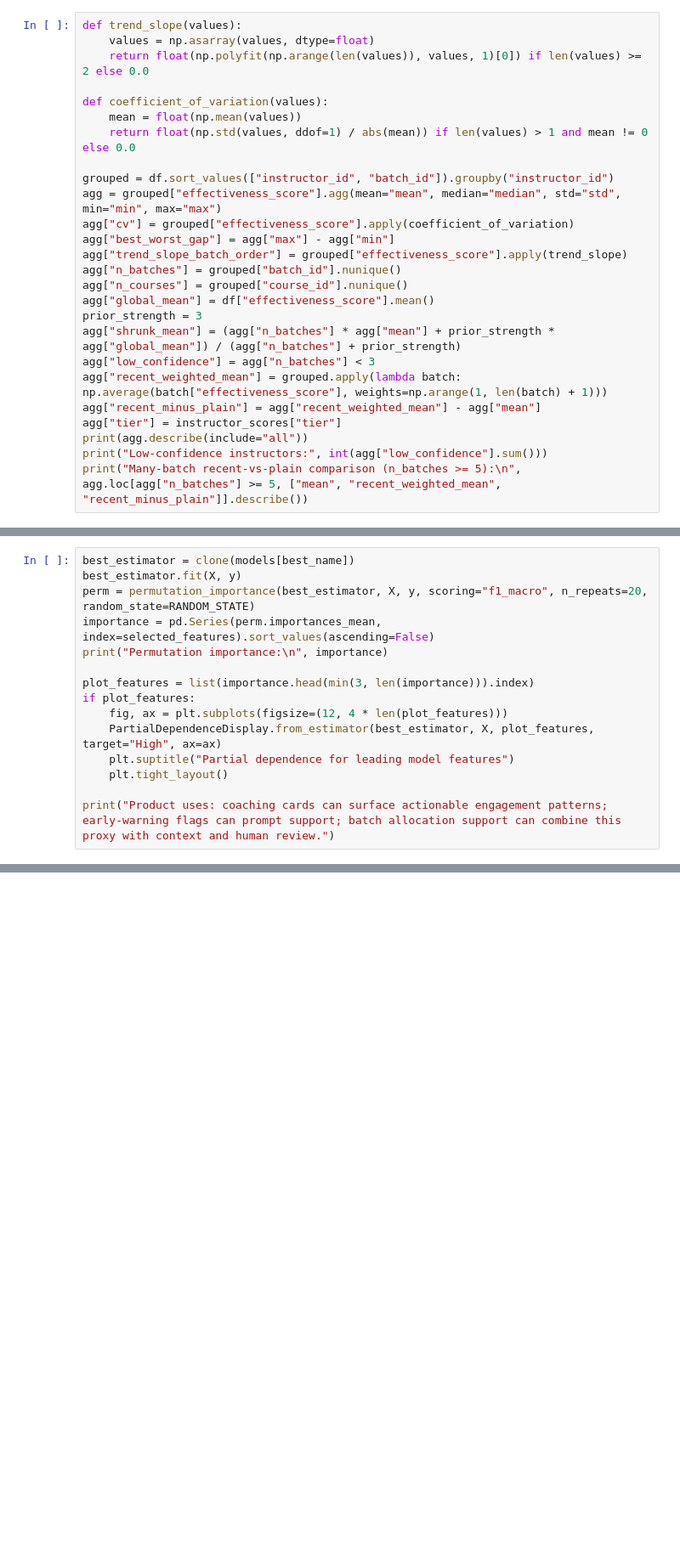
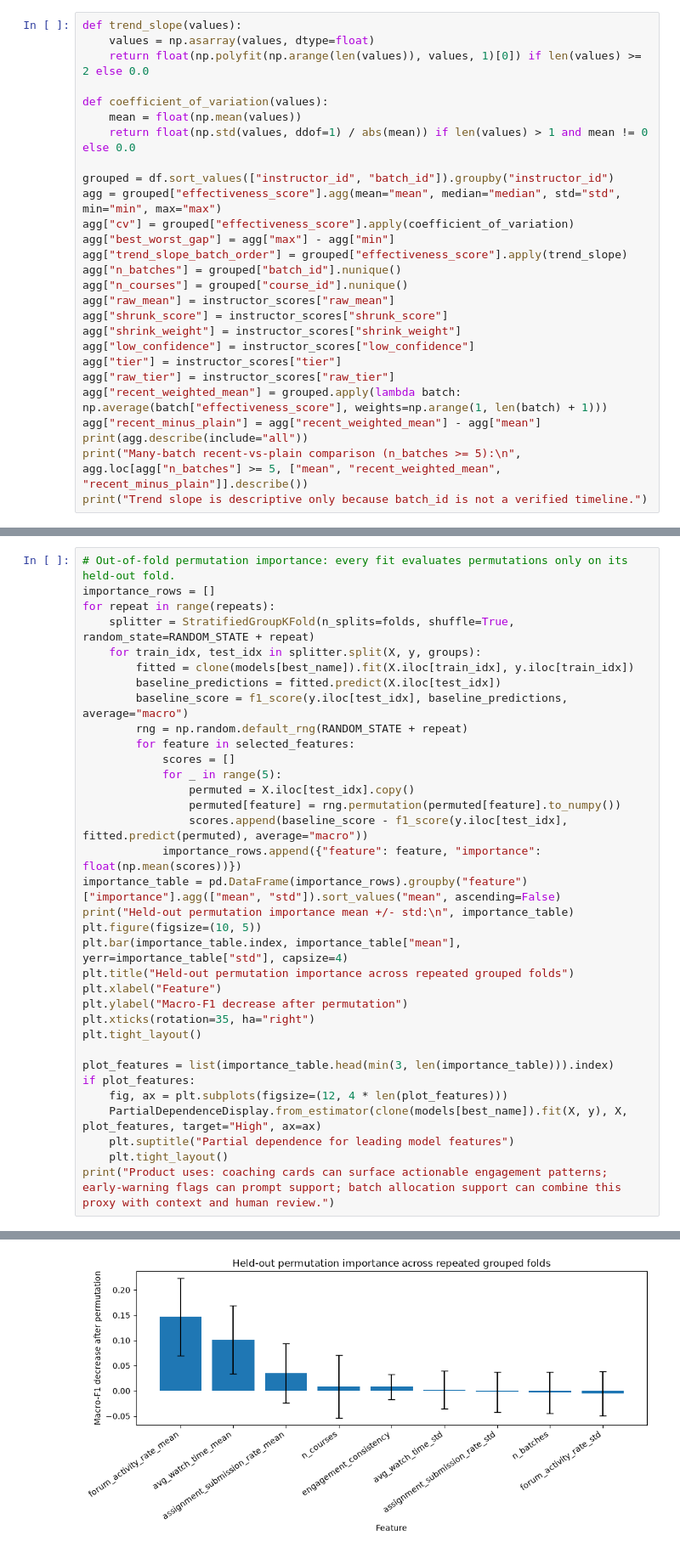
Before and after one commit to sinchanaar01/instructor-effectiveness-modeling, a Jupyter notebook: instructor_effectiveness.ipynb, the cells around one changed output, grey strips where cells are left out. Shown at 85% size. Cells and saved outputs as stored; diff of their text form; blank space fills up the shorter version.

Commit message:
Fix engagement-feature join bug, remove leakage, add repeated grouped CV and real shrinkage

```diff
--- a/instructor_effectiveness.ipynb
+++ b/instructor_effectiveness.ipynb
@@ -137,13 +207,14 @@ agg["best_worst_gap"] = agg["max"] - agg["min"]
 agg["trend_slope_batch_order"] = grouped["effectiveness_score"].apply(trend_slope)
 agg["n_batches"] = grouped["batch_id"].nunique()
 agg["n_courses"] = grouped["course_id"].nunique()
-agg["global_mean"] = df["effectiveness_score"].mean()
-prior_strength = 3
-agg["shrunk_mean"] = (agg["n_batches"] * agg["mean"] + prior_strength * agg["global_mean"]) / (agg["n_batches"] + prior_strength)
-agg["low_confidence"] = agg["n_batches"] < 3
+agg["raw_mean"] = instructor_scores["raw_mean"]
+agg["shrunk_score"] = instructor_scores["shrunk_score"]
+agg["shrink_weight"] = instructor_scores["shrink_weight"]
+agg["low_confidence"] = instructor_scores["low_confidence"]
+agg["tier"] = instructor_scores["tier"]
+agg["raw_tier"] = instructor_scores["raw_tier"]
 agg["recent_weighted_mean"] = grouped.apply(lambda batch: np.average(batch["effectiveness_score"], weights=np.arange(1, len(batch) + 1)))
 agg["recent_minus_plain"] = agg["recent_weighted_mean"] - agg["mean"]
-agg["tier"] = instructor_scores["tier"]
 print(agg.describe(include="all"))
-print("Low-confidence instructors:", int(agg["low_confidence"].sum()))
 print("Many-batch recent-vs-plain comparison (n_batches >= 5):\n", agg.loc[agg["n_batches"] >= 5, ["mean", "recent_weighted_mean", "recent_minus_plain"]].describe())
+print("Trend slope is descriptive only because batch_id is not a verified timeline.")
@@ -226,17 +384,37 @@ print("Macro-F1 lift versus baseline:", round(best_f1 - baseline_f1, 4))
 
 Permutation importance measures how much shuffling one feature reduces predictive quality. Partial-dependence plots show the model's average prediction response to a feature, while reminding us that these are associations rather than causal effects. The audience-facing interpretation is: a top feature is a useful coaching signal, not proof that changing it alone will change outcomes.
 # %%
-best_estimator = clone(models[best_name])
-best_estimator.fit(X, y)
-perm = permutation_importance(best_estimator, X, y, scoring="f1_macro", n_repeats=20, random_state=RANDOM_STATE)
-importance = pd.Series(perm.importances_mean, index=selected_features).sort_values(ascending=False)
-print("Permutation importance:\n", importance)
+# Out-of-fold permutation importance: every fit evaluates permutations only on its held-out fold.
+importance_rows = []
+for repeat in range(repeats):
+    splitter = StratifiedGroupKFold(n_splits=folds, shuffle=True, random_state=RANDOM_STATE + repeat)
+    for train_idx, test_idx in splitter.split(X, y, groups):
+        fitted = clone(models[best_name]).fit(X.iloc[train_idx], y.iloc[train_idx])
+        baseline_predictions = fitted.predict(X.iloc[test_idx])
+        baseline_score = f1_score(y.iloc[test_idx], baseline_predictions, average="macro")
+        rng = np.random.default_rng(RANDOM_STATE + repeat)
+        for feature in selected_features:
+            scores = []
+            for _ in range(5):
+                permuted = X.iloc[test_idx].copy()
+                permuted[feature] = rng.permutation(permuted[feature].to_numpy())
+                scores.append(baseline_score - f1_score(y.iloc[test_idx], fitted.predict(permuted), average="macro"))
+            importance_rows.append({"feature": feature, "importance": float(np.mean(scores))})
+importance_table = pd.DataFrame(importance_rows).groupby("feature")["importance"].agg(["mean", "std"]).sort_values("mean", ascending=False)
+print("Held-out permutation importance mean +/- std:\n", importance_table)
+plt.figure(figsize=(10, 5))
+plt.bar(importance_table.index, importance_table["mean"], yerr=importance_table["std"], capsize=4)
+plt.title("Held-out permutation importance across repeated grouped folds")
+plt.xlabel("Feature")
+plt.ylabel("Macro-F1 decrease after permutation")
+plt.xticks(rotation=35, ha="right")
+plt.tight_layout()
 
-plot_features = list(importance.head(min(3, len(importance))).index)
+plot_features = list(importance_table.head(min(3, len(importance_table))).index)
 if plot_features:
     fig, ax = plt.subplots(figsize=(12, 4 * len(plot_features)))
-    PartialDependenceDisplay.from_estimator(best_estimator, X, plot_features, target="High", ax=ax)
+    PartialDependenceDisplay.from_estimator(clone(models[best_name]).fit(X, y), X, plot_features, target="High", ax=ax)
     plt.suptitle("Partial dependence for leading model features")
     plt.tight_layout()
-
 print("Product uses: coaching cards can surface actionable engagement patterns; early-warning flags can prompt support; batch allocation support can combine this proxy with context and human review.")
+# %% [output]
@@ -242,0 +434 @@ print("Product uses: coaching cards can surface actionable engagement patterns;
+[figure, added]
```
Also changed, not shown: parts of 25 cells of this notebook, 2 other files.
